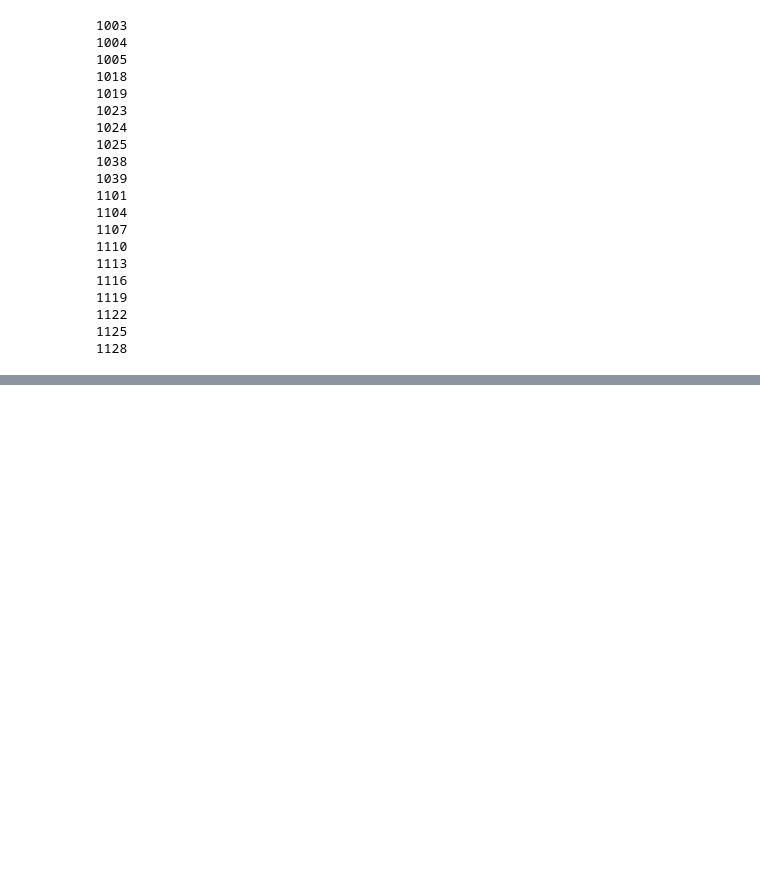
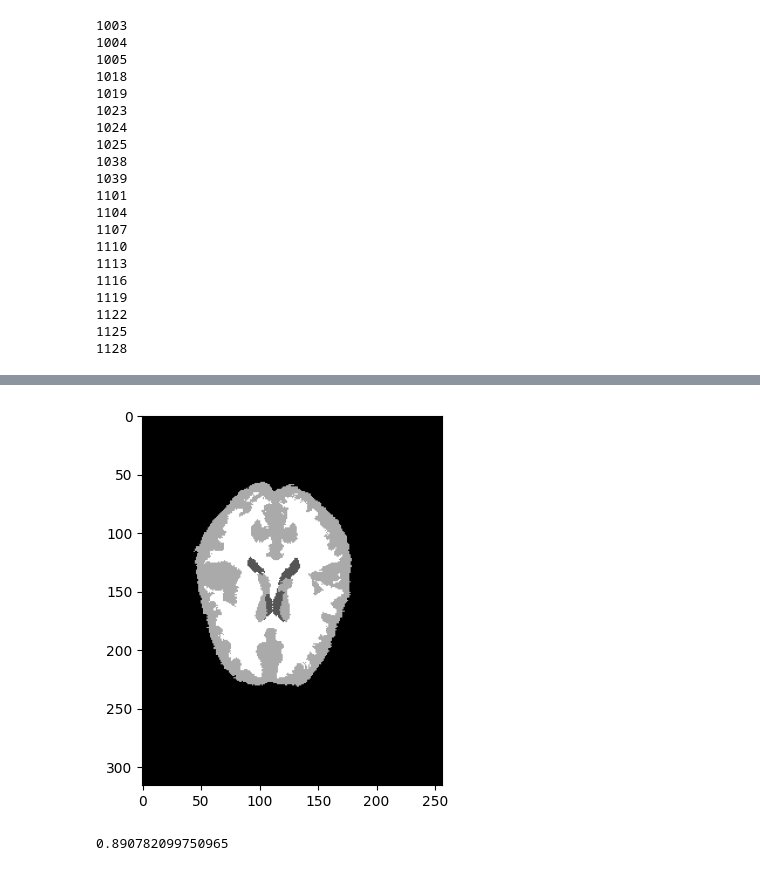
Before and after one commit to cansuyalcinn/MIRA_MISA_LABS, a Jupyter notebook: MISA_LAB3/LP_seg_without_EM.ipynb, the cells around one changed output, grey strips where cells are left out. Saved outputs shown, nothing was run; the diff lists cells and outputs as text; code cells hidden in the pictures; blank space fills up the shorter version.

```diff
--- a/MISA_LAB3/LP_seg_without_EM.ipynb
+++ b/MISA_LAB3/LP_seg_without_EM.ipynb
@@ -169,0 +221,19 @@ for patient in list_patient:
+# %%
+# show the segmented image
+plt.imshow(atlas_registered1[160,:,:], cmap='gray')
+plt.show()
+# %% [output]
+[figure, added]
+# %%
+#calculate dice score for registered image and the labels
+
+def dice_score(image1, image2):
+    image1 = sitk.GetArrayFromImage(image1)
+    image2 = sitk.GetArrayFromImage(image2)
+    image1[image1 > 0] = 1
+    image2[image2 > 0] = 1
+    intersection = np.sum(np.multiply(image1, image2))
+    dice = 2 * intersection / (np.sum(image1) + np.sum(image2))
+    return dice
+# %% [output]
+0.890782099750965
```
Also changed, not shown: parts of 4 cells of this notebook.
